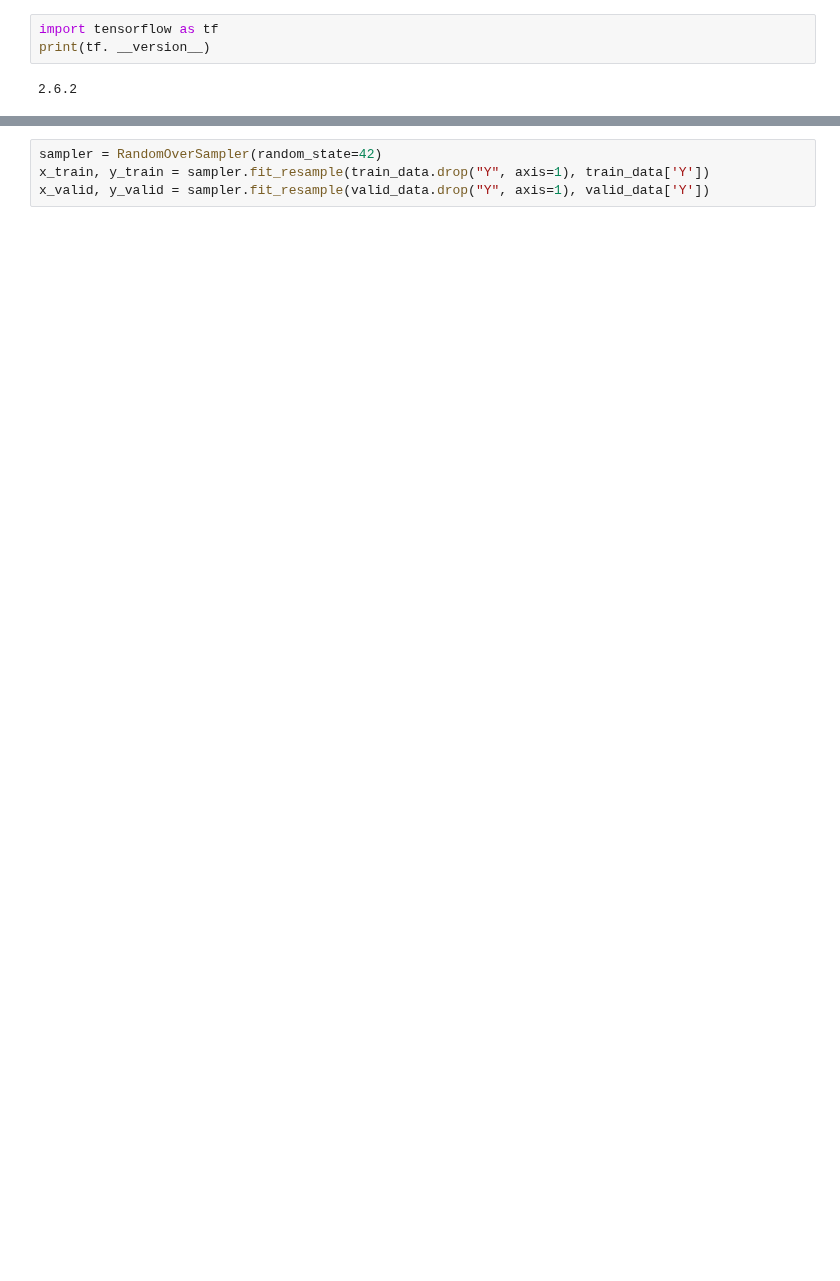
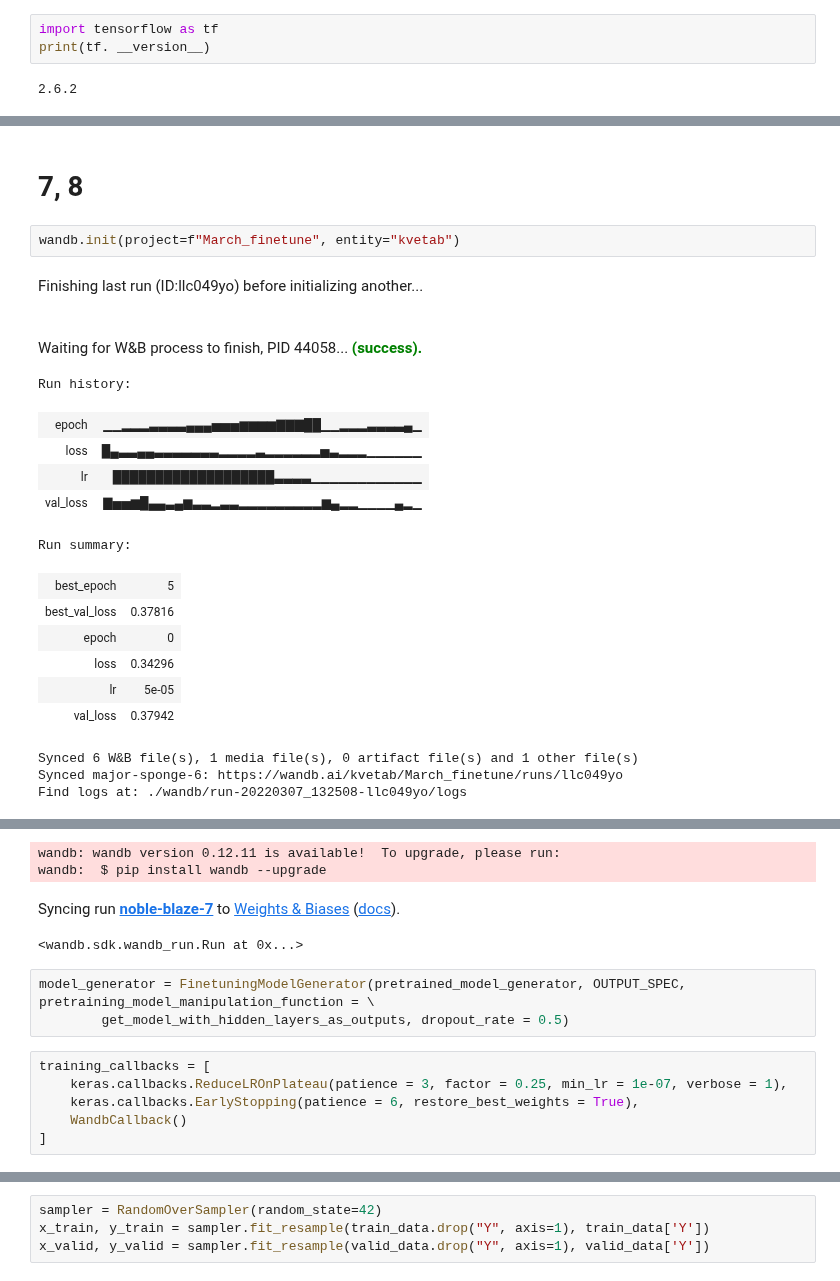
Before and after one commit to kvetab/di-pred, a Jupyter notebook: notebooks/experiments/09_protein_bert_finetune.ipynb, the cells around one changed output, grey strips where cells are left out. Cells and saved outputs as stored; diff of their text form; blank space fills up the shorter version.

```diff
--- a/notebooks/experiments/09_protein_bert_finetune.ipynb
+++ b/notebooks/experiments/09_protein_bert_finetune.ipynb
@@ -290,0 +345,22 @@ Waiting for W&B process to finish, PID 35602... (success).
+# %% [markdown]
+# 7, 8
+# %%
+wandb.init(project=f"March_finetune", entity="kvetab")
+# %% [output]
+Finishing last run (ID:llc049yo) before initializing another...
+Waiting for W&B process to finish, PID 44058... (success).
+Run history:
+| epoch | ▁▁▂▂▂▃▃▃▃▄▄▄▅▅▅▆▆▆▆▇▇▇██▁▁▂▂▂▃▃▃▃▄▁ |
+| loss | █▄▃▃▄▄▃▃▃▃▃▃▃▂▂▂▂▃▂▂▂▂▂▂▅▃▂▂▂▁▁▁▁▁▁ |
+| lr | ███████████████████▃▃▃▃▁▁▁▁▁▁▁▁▁▁▁▁ |
+| val_loss | ▇▅▅▆█▄▄▃▄▆▃▃▂▃▃▂▂▂▂▂▂▂▂▂▆▄▂▂▁▁▁▁▄▂▁ |
+Run summary:
+| best_epoch | 5 |
+| best_val_loss | 0.37816 |
+| epoch | 0 |
+| loss | 0.34296 |
+| lr | 5e-05 |
+| val_loss | 0.37942 |
+Synced 6 W&B file(s), 1 media file(s), 0 artifact file(s) and 1 other file(s)
+Synced major-sponge-6: https://wandb.ai/kvetab/March_finetune/runs/llc049yo
+Find logs at: ./wandb/run-20220307_132508-llc049yo/logs
@@ -290,0 +368,13 @@ Waiting for W&B process to finish, PID 35602... (success).
+wandb: wandb version 0.12.11 is available!  To upgrade, please run:
+wandb:  $ pip install wandb --upgrade
+Syncing run noble-blaze-7 to Weights & Biases (docs).
+<wandb.sdk.wandb_run.Run at 0x...>
+# %%
+model_generator = FinetuningModelGenerator(pretrained_model_generator, OUTPUT_SPEC, pretraining_model_manipulation_function = \
+        get_model_with_hidden_layers_as_outputs, dropout_rate = 0.5)
+# %%
+training_callbacks = [
+    keras.callbacks.ReduceLROnPlateau(patience = 3, factor = 0.25, min_lr = 1e-07, verbose = 1),
+    keras.callbacks.EarlyStopping(patience = 6, restore_best_weights = True),
+    WandbCallback()
+]
```
Also changed, not shown: parts of 39 cells of this notebook.
